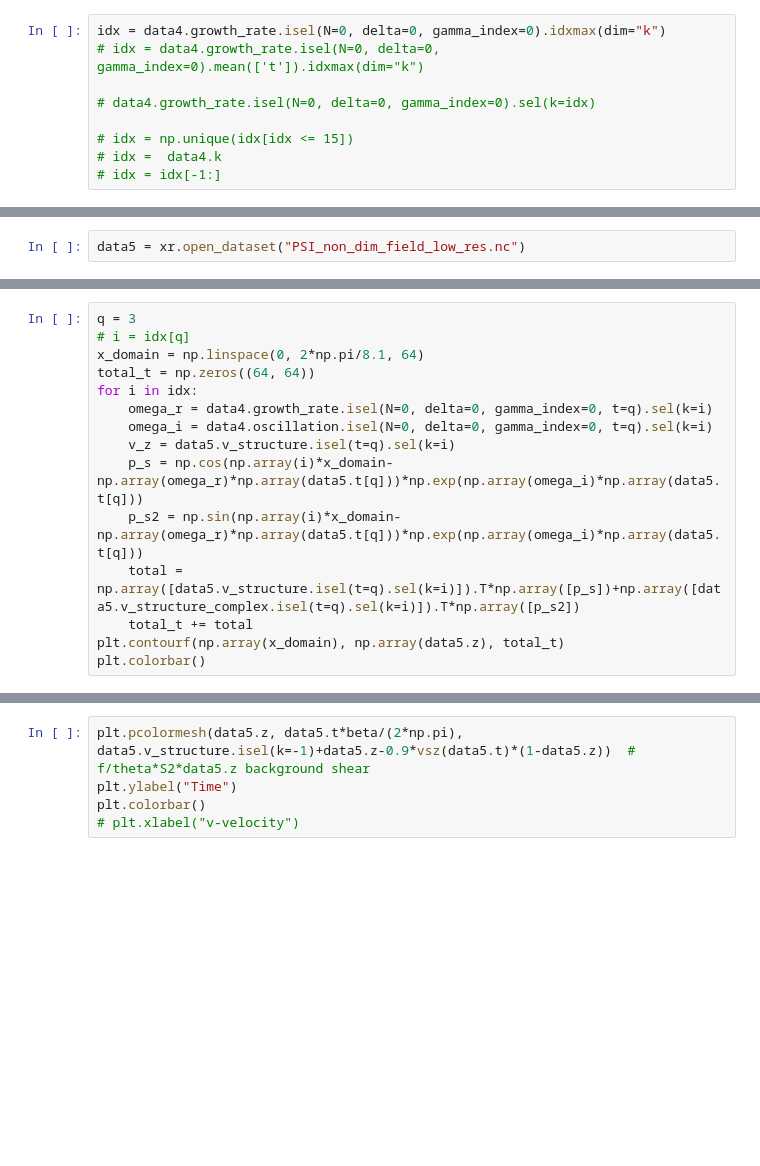
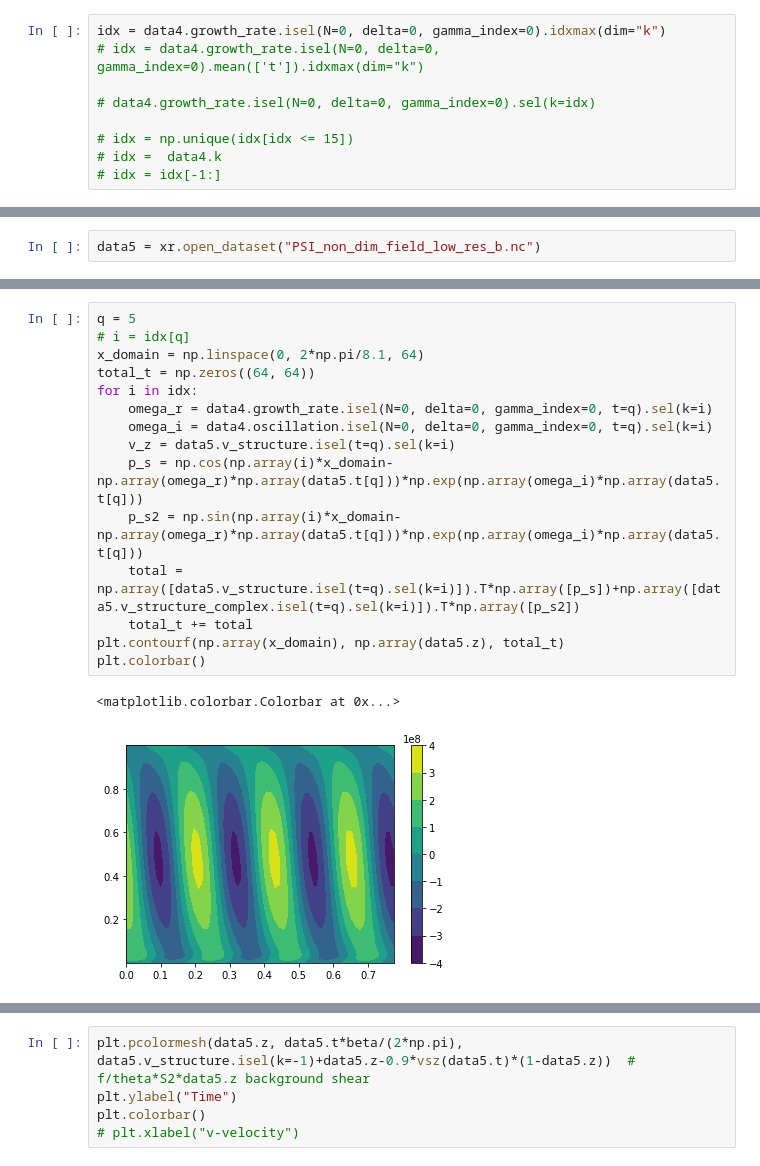
Before and after one commit to loganpknudsen/BottomBoundaryLayer, a Jupyter notebook: PSI_growth_rate_checker.ipynb, the cells around one changed output, grey strips where cells are left out. Cells and saved outputs as stored; diff of their text form; blank space fills up the shorter version.

```diff
--- a/PSI_growth_rate_checker.ipynb
+++ b/PSI_growth_rate_checker.ipynb
@@ -46,5 +77,5 @@ idx
 # %%
-data5 = xr.open_dataset("PSI_non_dim_field_low_res.nc")
+data5 = xr.open_dataset("PSI_non_dim_field_low_res_b.nc")
 # %%
 q = 0
 i = idx[q]
@@ -60,17 +94,20 @@ plt.colorbar()
 # %%
-q = 3
+q = 5
 # i = idx[q]
 x_domain = np.linspace(0, 2*np.pi/8.1, 64)
 total_t = np.zeros((64, 64))
 for i in idx:
     omega_r = data4.growth_rate.isel(N=0, delta=0, gamma_index=0, t=q).sel(k=i)
     omega_i = data4.oscillation.isel(N=0, delta=0, gamma_index=0, t=q).sel(k=i)
     v_z = data5.v_structure.isel(t=q).sel(k=i)
     p_s = np.cos(np.array(i)*x_domain-np.array(omega_r)*np.array(data5.t[q]))*np.exp(np.array(omega_i)*np.array(data5.t[q]))
     p_s2 = np.sin(np.array(i)*x_domain-np.array(omega_r)*np.array(data5.t[q]))*np.exp(np.array(omega_i)*np.array(data5.t[q]))
     total = np.array([data5.v_structure.isel(t=q).sel(k=i)]).T*np.array([p_s])+np.array([data5.v_structure_complex.isel(t=q).sel(k=i)]).T*np.array([p_s2])
     total_t += total
 plt.contourf(np.array(x_domain), np.array(data5.z), total_t)
 plt.colorbar()
+# %% [output]
+<matplotlib.colorbar.Colorbar at 0x...>
+[figure, added]
 # %%
 data5.z
```
Also changed, not shown: parts of 14 cells of this notebook, 1 other file.
